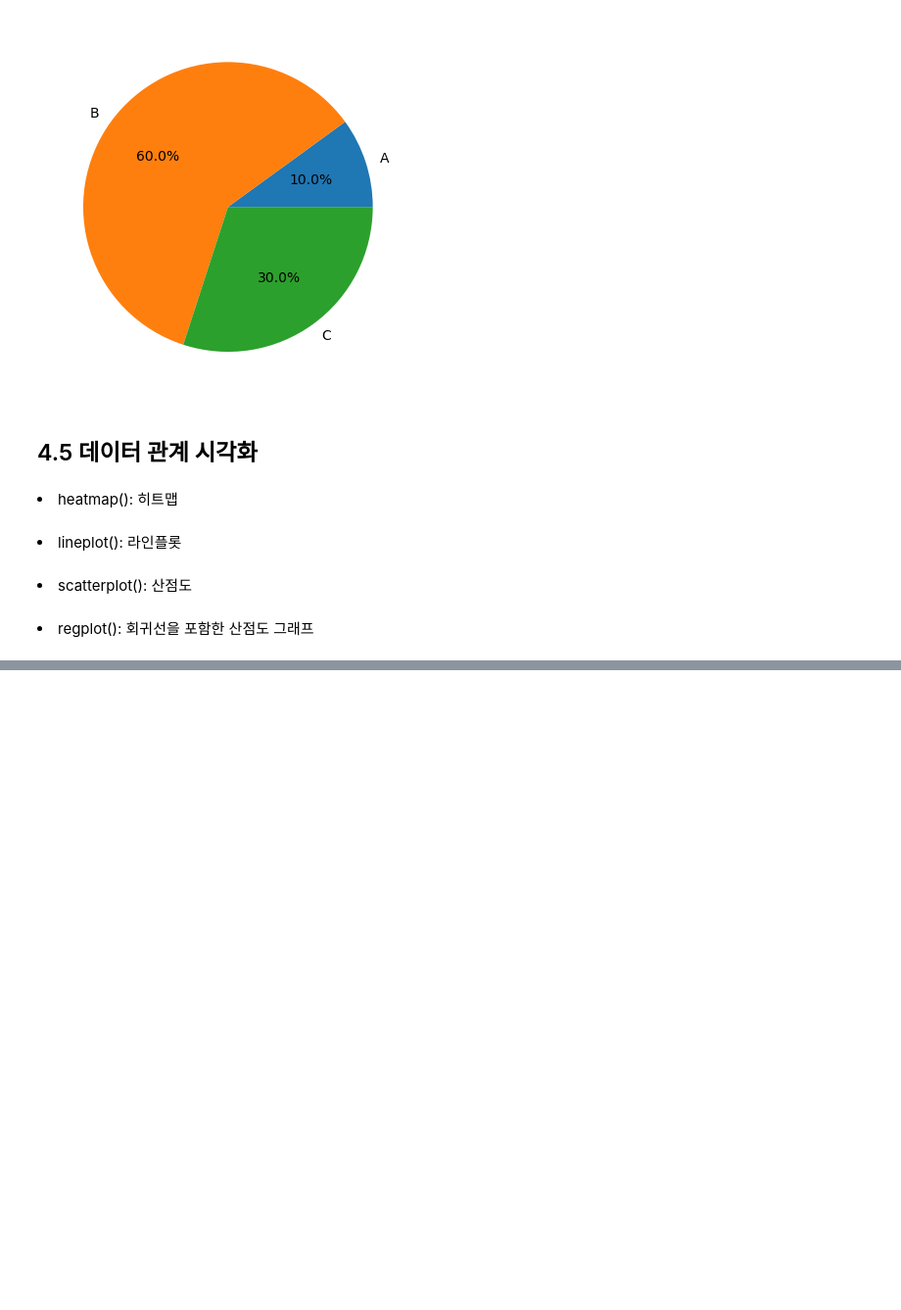
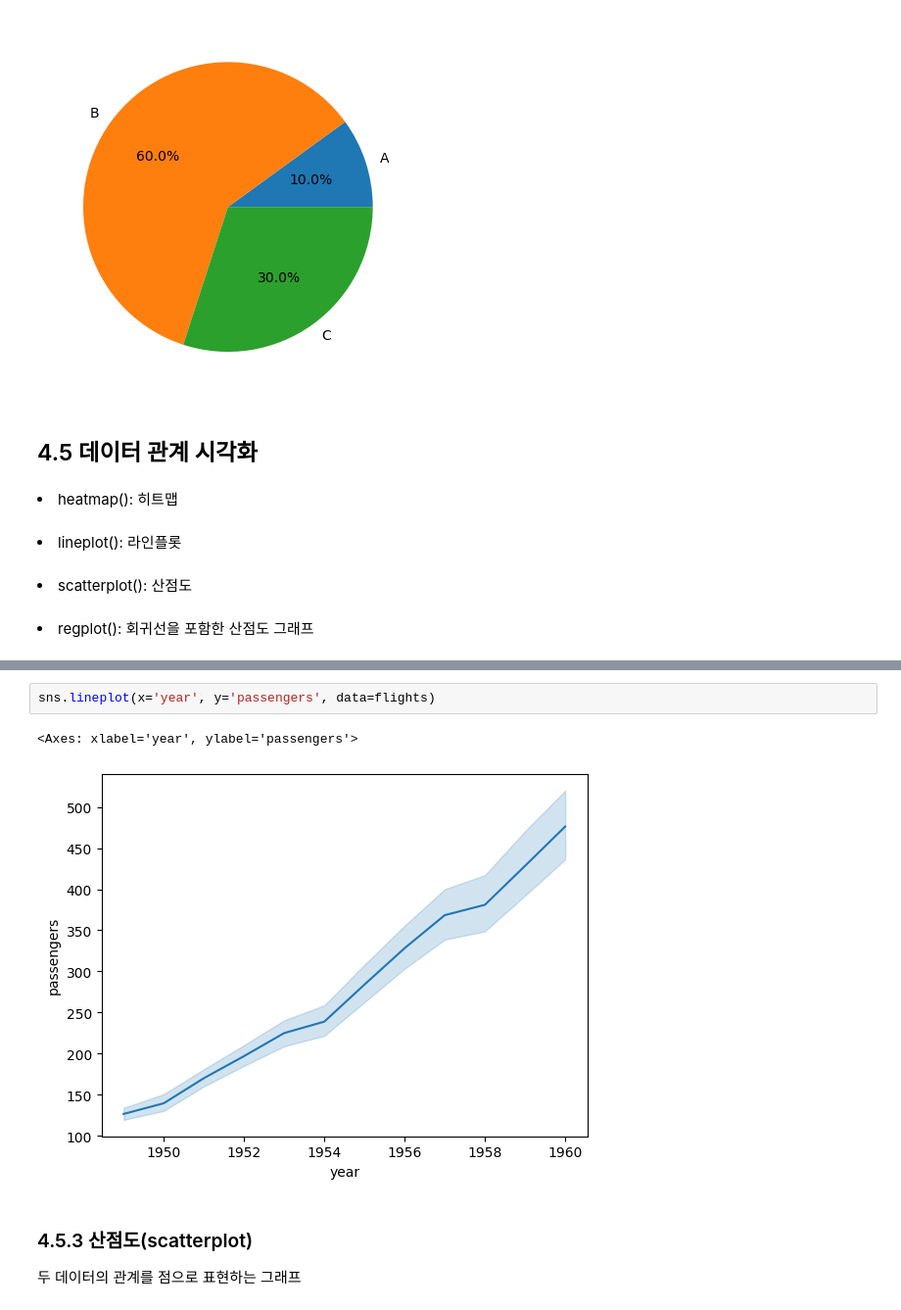
Before and after one commit to bongjooncha/kaggle_study, a Jupyter notebook: ch4/book.ipynb, the cells around one changed output, grey strips where cells are left out. Shown: that part at 98% size. Saved outputs shown, nothing was run; the diff lists cells and outputs as text; blank space fills up the shorter version.

```diff
--- a/ch4/book.ipynb
+++ b/ch4/book.ipynb
@@ -299,0 +346,9 @@ plt.pie(x= x, labels = labels, autopct='%.1f%%')
+# %%
+sns.lineplot(x='year', y='passengers', data=flights)
+# %% [output]
+<Axes: xlabel='year', ylabel='passengers'>
+[figure, added]
+# %% [markdown]
+<h3>4.5.3 산점도(scatterplot)</h3>
+
+두 데이터의 관계를 점으로 표현하는 그래프
```
Also changed, not shown: parts of 26 cells of this notebook.
